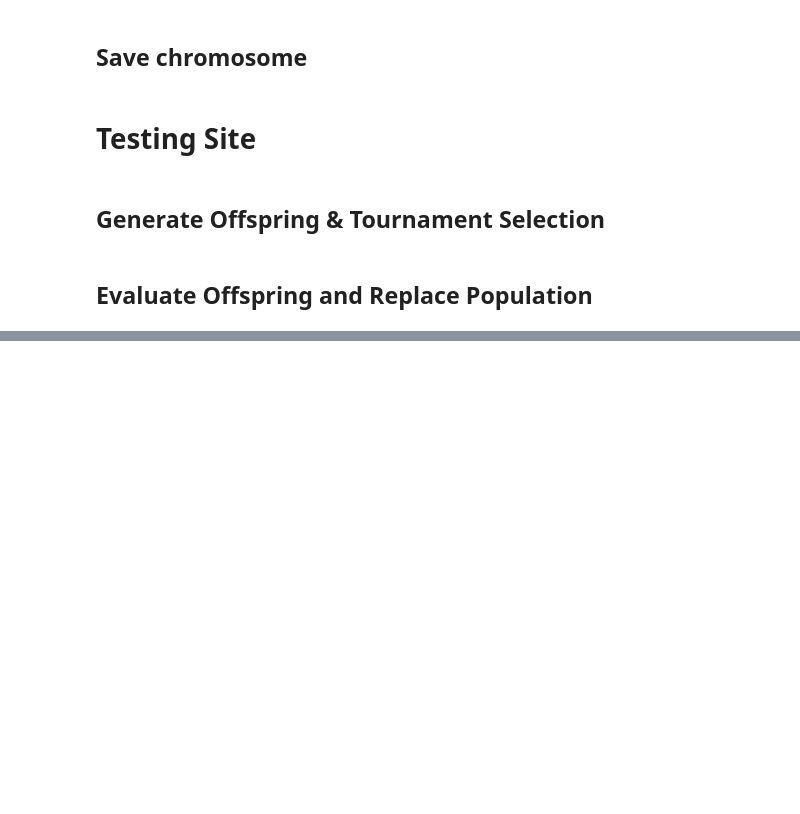
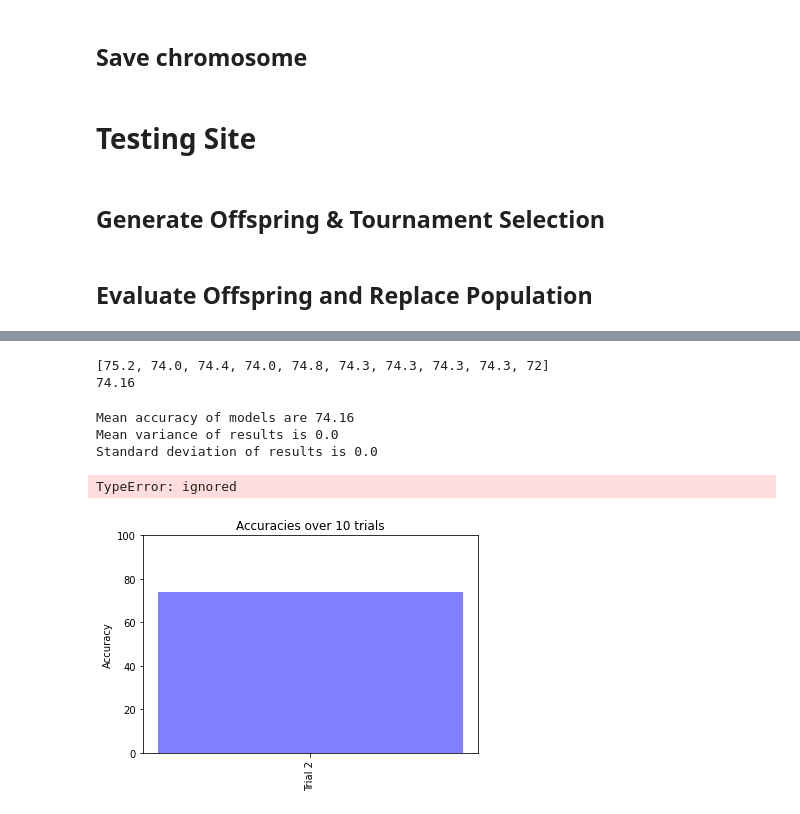
Before and after one commit to Jiachenn99/CW2_AIM, a Jupyter notebook: CW2_AIM.ipynb, the cells around one changed output, grey strips where cells are left out. Saved outputs shown, nothing was run; the diff lists cells and outputs as text; code cells hidden in the pictures; blank space fills up the shorter version.

```diff
--- a/CW2_AIM.ipynb
+++ b/CW2_AIM.ipynb
@@ -1177,7 +1161,6 @@ def eval_chromosomes(list_chromosomes,num_chrom_params):
     temp_tuple = ()
     temp_list = []
 
-    # List of zeroes in the shape [num_chrom, 1+num_chrom_params]
     mat_chrom_acur = np.zeros((num_chrom, 1+num_chrom_params))
     neighb_valid_accurs = []
 
@@ -1206,13 +1189,13 @@ def eval_chromosomes(list_chromosomes,num_chrom_params):
         # if args['verbose_meta']:
         #     print('*** Improving validation accuracy: {}.'.format(best_model_accur))
 
-
-
     best_res = (best_model_accur, best_chromosome, best_model, best_train_params)
     return best_res, mat_chrom_acur
 
 # Add early stopping if algorithm does not progress well here
 def do_eval_chrom(a_model, train_params, num_epochs):
+    global do_eval_counter
+    do_eval_counter += 1
     '''
     Chromosome evaluation (more efficient than do_training)
     Function to train a specific model
@@ -1256,4 +1239,5 @@ def do_eval_chrom(a_model, train_params, num_epochs):
     train_elapsed_time = time.time() - train_start_time
     # print('The training process took {} seconds.'.format(train_elapsed_time))
 
+
     return a_model, valid_accurs, train_accurs
@@ -2349,0 +1793,21 @@ Computing the final test ...
+# %%
+# print(trials_accuracy_mean)
+# generations_accuracy.append(72)
+print(generations_accuracy)
+print(np.mean(generations_accuracy))
+# %% [output]
+[75.2, 74.0, 74.4, 74.0, 74.8, 74.3, 74.3, 74.3, 74.3, 72]
+74.16
+# %%
+x_axis_plot = [i for i in range(10)]
+plot_bar_2(x_axis_plot, generations_accuracy)
+
+mean_something = np.mean(generations_accuracy)
+x1 = [1]
+plot_bar_2(x1, mean_something)
+# %% [output]
+Mean accuracy of models are 74.16
+Mean variance of results is 0.0
+Standard deviation of results is 0.0
+TypeError: ignored
+[figure, added]
```
Also changed, not shown: parts of 12 cells of this notebook.
